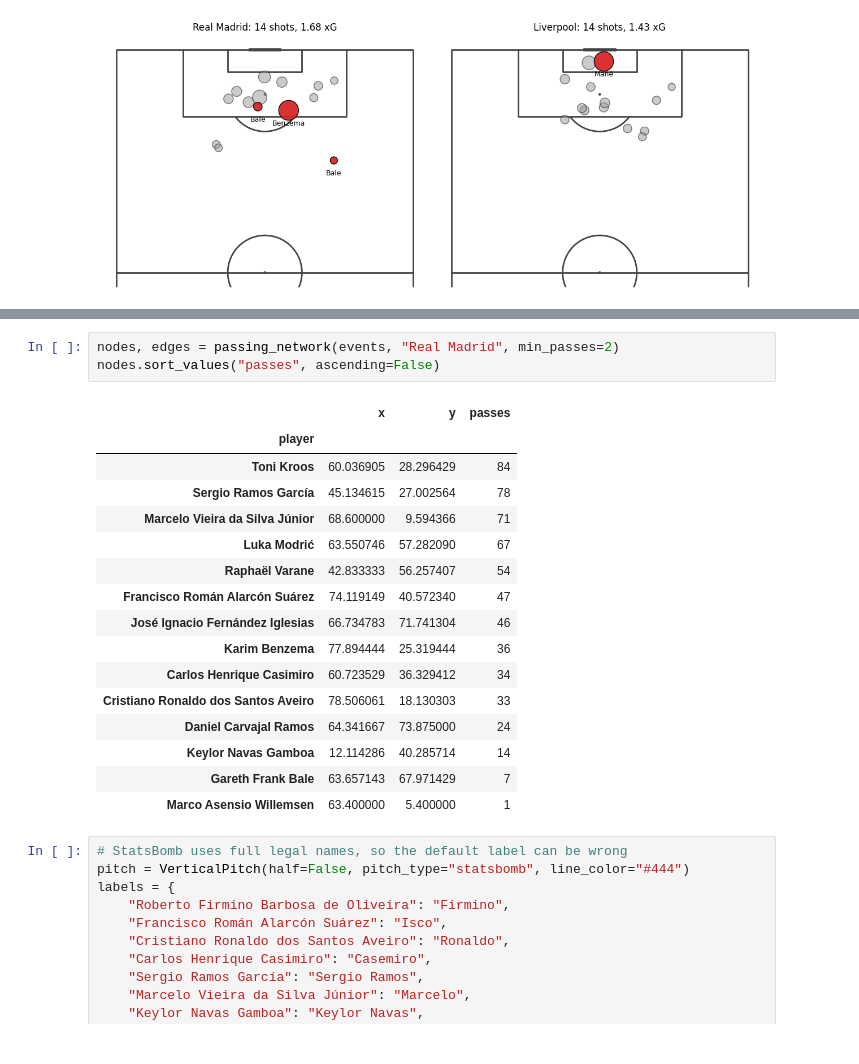
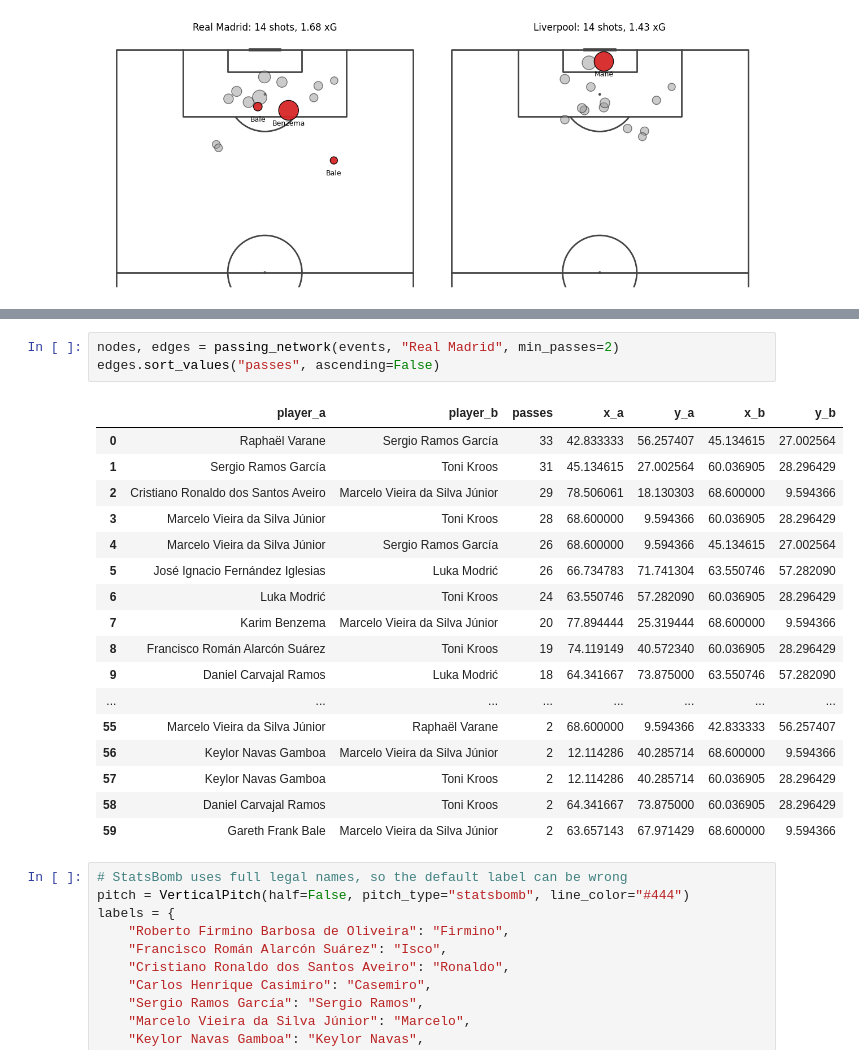
Before and after one commit to moyassinee/singleMatchAnalysis, a Jupyter notebook: notebooks/02_eda_vizualisations.ipynb, the cells around one changed output, grey strips where cells are left out. Cells and saved outputs as stored; diff of their text form.

```diff
--- a/notebooks/02_eda_vizualisations.ipynb
+++ b/notebooks/02_eda_vizualisations.ipynb
@@ -51,23 +53,24 @@ nodes.sort_values("passes", ascending=False)     # who touched the ball most?
 # %%
 nodes, edges = passing_network(events, "Real Madrid", min_passes=2)
-nodes.sort_values("passes", ascending=False)
+edges.sort_values("passes", ascending=False)
 # %% [output]
-|  | x | y | passes |
-| player |  |  |  |
-| Toni Kroos | 60.036905 | 28.296429 | 84 |
-| Sergio Ramos García | 45.134615 | 27.002564 | 78 |
-| Marcelo Vieira da Silva Júnior | 68.600000 | 9.594366 | 71 |
-| Luka Modrić | 63.550746 | 57.282090 | 67 |
-| Raphaël Varane | 42.833333 | 56.257407 | 54 |
-| Francisco Román Alarcón Suárez | 74.119149 | 40.572340 | 47 |
-| José Ignacio Fernández Iglesias | 66.734783 | 71.741304 | 46 |
-| Karim Benzema | 77.894444 | 25.319444 | 36 |
-| Carlos Henrique Casimiro | 60.723529 | 36.329412 | 34 |
-| Cristiano Ronaldo dos Santos Aveiro | 78.506061 | 18.130303 | 33 |
-| Daniel Carvajal Ramos | 64.341667 | 73.875000 | 24 |
-| Keylor Navas Gamboa | 12.114286 | 40.285714 | 14 |
-| Gareth Frank Bale | 63.657143 | 67.971429 | 7 |
-| Marco Asensio Willemsen | 63.400000 | 5.400000 | 1 |
+|  | player_a | player_b | passes | x_a | y_a | x_b | y_b |
+| 0 | Raphaël Varane | Sergio Ramos García | 33 | 42.833333 | 56.257407 | 45.134615 | 27.002564 |
+| 1 | Sergio Ramos García | Toni Kroos | 31 | 45.134615 | 27.002564 | 60.036905 | 28.296429 |
+| 2 | Cristiano Ronaldo dos Santos Aveiro | Marcelo Vieira da Silva Júnior | 29 | 78.506061 | 18.130303 | 68.600000 | 9.594366 |
+| 3 | Marcelo Vieira da Silva Júnior | Toni Kroos | 28 | 68.600000 | 9.594366 | 60.036905 | 28.296429 |
+| 4 | Marcelo Vieira da Silva Júnior | Sergio Ramos García | 26 | 68.600000 | 9.594366 | 45.134615 | 27.002564 |
+| 5 | José Ignacio Fernández Iglesias | Luka Modrić | 26 | 66.734783 | 71.741304 | 63.550746 | 57.282090 |
+| 6 | Luka Modrić | Toni Kroos | 24 | 63.550746 | 57.282090 | 60.036905 | 28.296429 |
+| 7 | Karim Benzema | Marcelo Vieira da Silva Júnior | 20 | 77.894444 | 25.319444 | 68.600000 | 9.594366 |
+| 8 | Francisco Román Alarcón Suárez | Toni Kroos | 19 | 74.119149 | 40.572340 | 60.036905 | 28.296429 |
+| 9 | Daniel Carvajal Ramos | Luka Modrić | 18 | 64.341667 | 73.875000 | 63.550746 | 57.282090 |
+| ... | ... | ... | ... | ... | ... | ... | ... |
+| 55 | Marcelo Vieira da Silva Júnior | Raphaël Varane | 2 | 68.600000 | 9.594366 | 42.833333 | 56.257407 |
+| 56 | Keylor Navas Gamboa | Marcelo Vieira da Silva Júnior | 2 | 12.114286 | 40.285714 | 68.600000 | 9.594366 |
+| 57 | Keylor Navas Gamboa | Toni Kroos | 2 | 12.114286 | 40.285714 | 60.036905 | 28.296429 |
+| 58 | Daniel Carvajal Ramos | Toni Kroos | 2 | 64.341667 | 73.875000 | 60.036905 | 28.296429 |
+| 59 | Gareth Frank Bale | Marcelo Vieira da Silva Júnior | 2 | 63.657143 | 67.971429 | 68.600000 | 9.594366 |
 # %%
 # StatsBomb uses full legal names, so the default label can be wrong
 pitch = VerticalPitch(half=False, pitch_type="statsbomb", line_color="#444")
```
Also changed, not shown: parts of 1 cell of this notebook, 1 other file.
